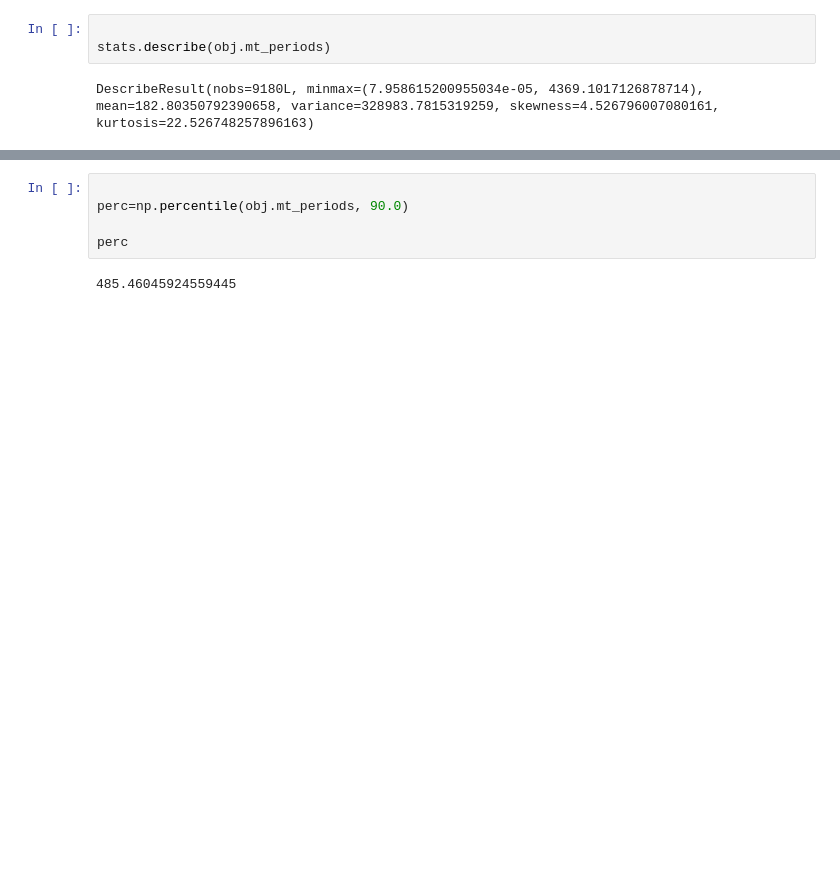
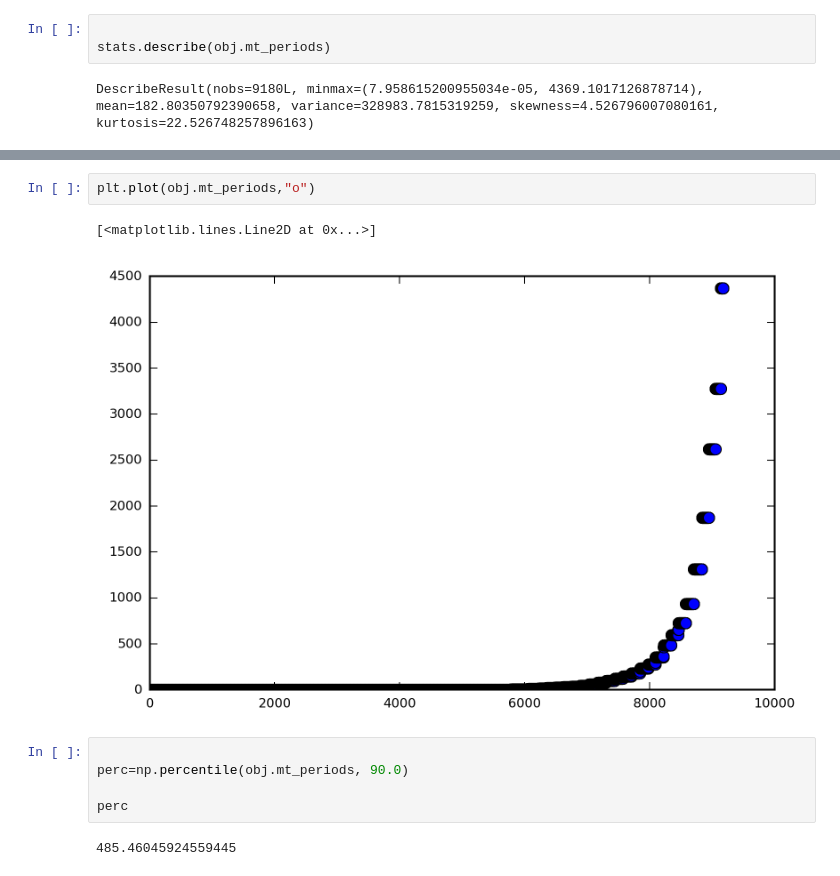
Before and after one commit to MTgeophysics/mtpy, a Jupyter notebook: examples/notebooks/analyze_edi_collection.ipynb, the cells around one changed output, grey strips where cells are left out. Drawn from its saved outputs; the diff is of its cells as text; blank space fills up the shorter version.

```diff
--- a/examples/notebooks/analyze_edi_collection.ipynb
+++ b/examples/notebooks/analyze_edi_collection.ipynb
@@ -55,3 +85,8 @@ plt.ylabel("Occurence in number of MT stations")
+# %%
+plt.plot(obj.mt_periods,"o")
+# %% [output]
+[<matplotlib.lines.Line2D at 0x...>]
+[figure, added]
 # %%
 
 perc=np.percentile(obj.mt_periods, 90.0)
```
Also changed, not shown: parts of 5 cells of this notebook, 4 other files.
